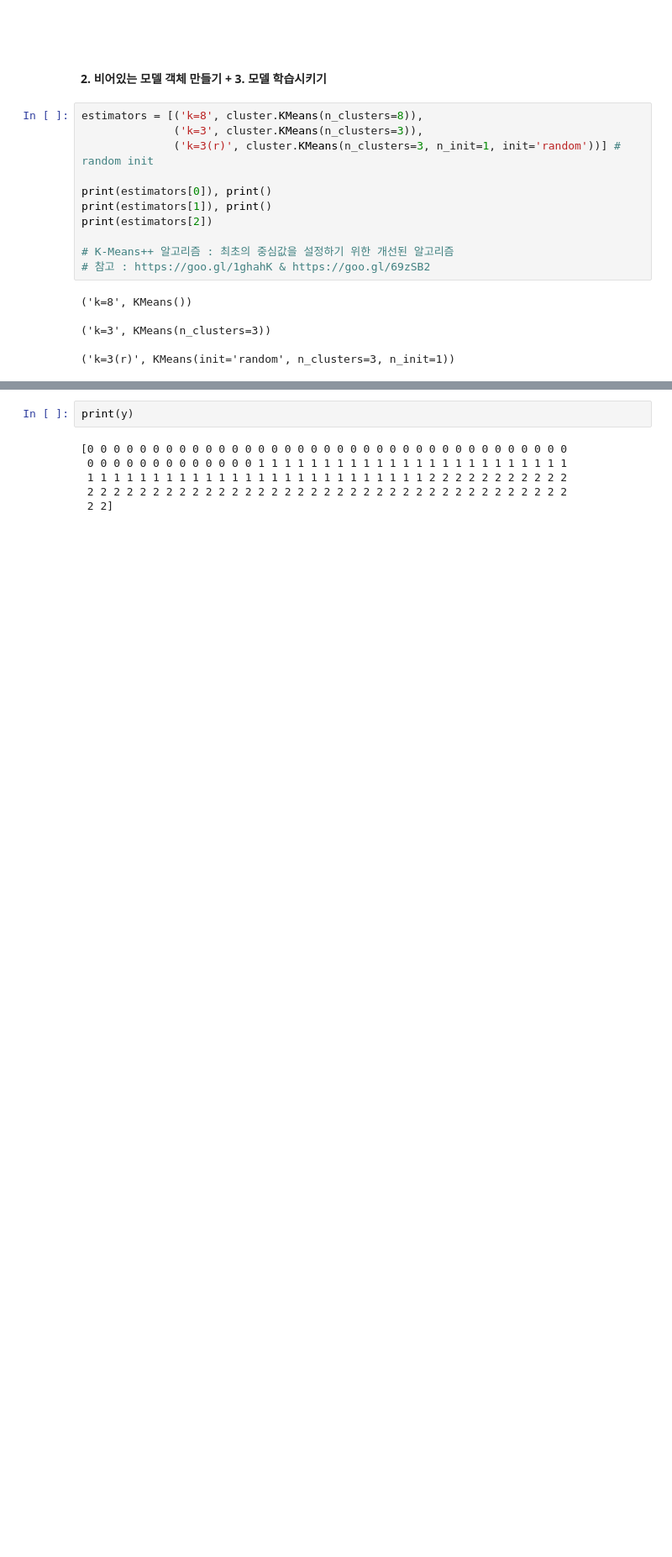
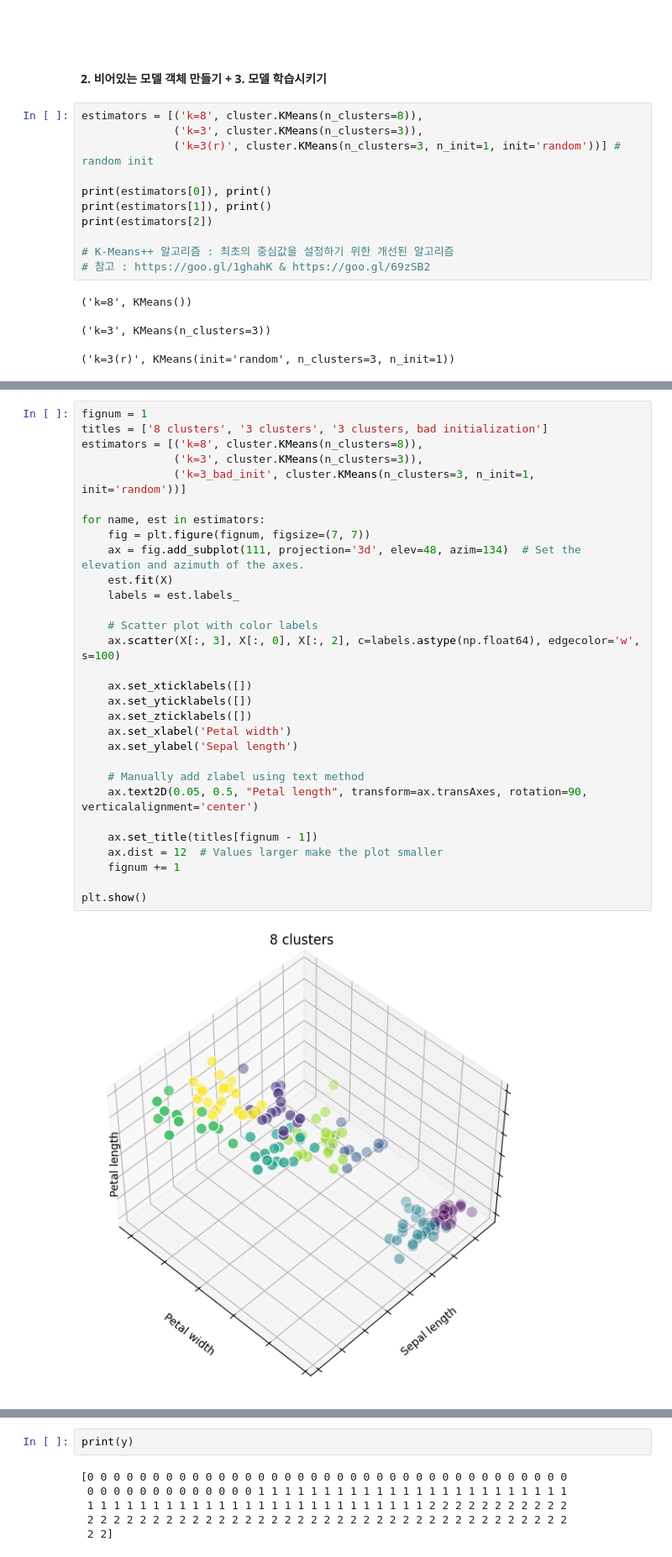
Before and after one commit to dkimds/goormthon, a Jupyter notebook: Practice/Part5/5. K-means_sklearn.ipynb, the cells around one changed output, grey strips where cells are left out. Shown at 84% size. Drawn from its saved outputs; the diff is of its cells as text; blank space fills up the shorter version.

```diff
--- a/Practice/Part5/5. K-means_sklearn.ipynb
+++ b/Practice/Part5/5. K-means_sklearn.ipynb
@@ -118,0 +124,32 @@ print(estimators[2])
+# %%
+fignum = 1
+titles = ['8 clusters', '3 clusters', '3 clusters, bad initialization']
+estimators = [('k=8', cluster.KMeans(n_clusters=8)),
+              ('k=3', cluster.KMeans(n_clusters=3)),
+              ('k=3_bad_init', cluster.KMeans(n_clusters=3, n_init=1, init='random'))]
+
+for name, est in estimators:
+    fig = plt.figure(fignum, figsize=(7, 7))
+    ax = fig.add_subplot(111, projection='3d', elev=48, azim=134)  # Set the elevation and azimuth of the axes.
+    est.fit(X)
+    labels = est.labels_
+
+    # Scatter plot with color labels
+    ax.scatter(X[:, 3], X[:, 0], X[:, 2], c=labels.astype(np.float64), edgecolor='w', s=100)
+
+    ax.set_xticklabels([])
+    ax.set_yticklabels([])
+    ax.set_zticklabels([])
+    ax.set_xlabel('Petal width')
+    ax.set_ylabel('Sepal length')
+
+    # Manually add zlabel using text method
+    ax.text2D(0.05, 0.5, "Petal length", transform=ax.transAxes, rotation=90, verticalalignment='center')
+
+    ax.set_title(titles[fignum - 1])
+    ax.dist = 12  # Values larger make the plot smaller
+    fignum += 1
+
+plt.show()
+# %% [output]
+[figure, added]
```
Also changed, not shown: parts of 9 cells of this notebook.
